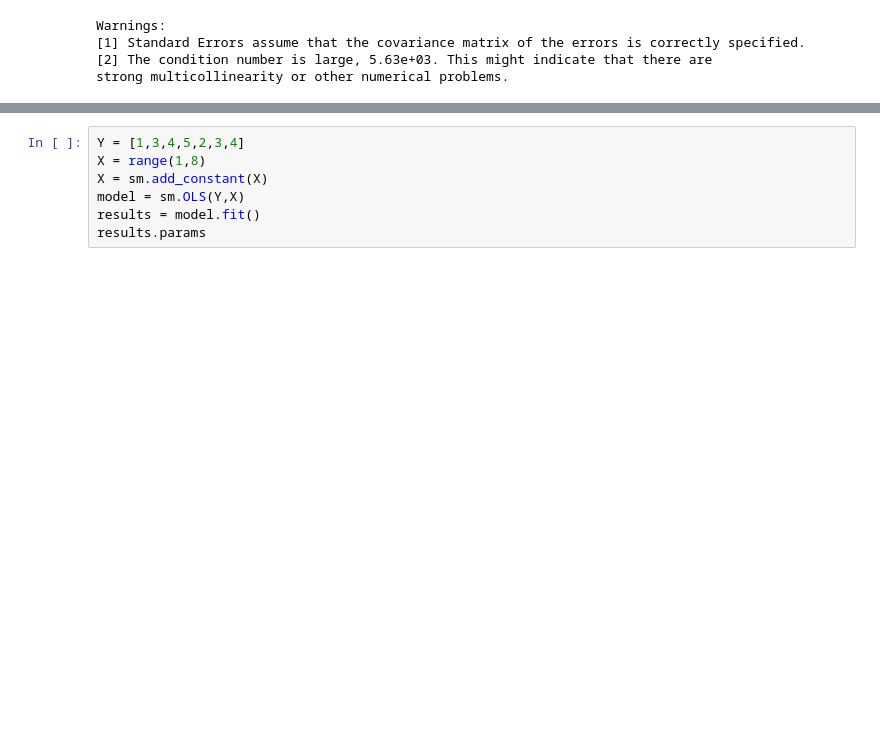
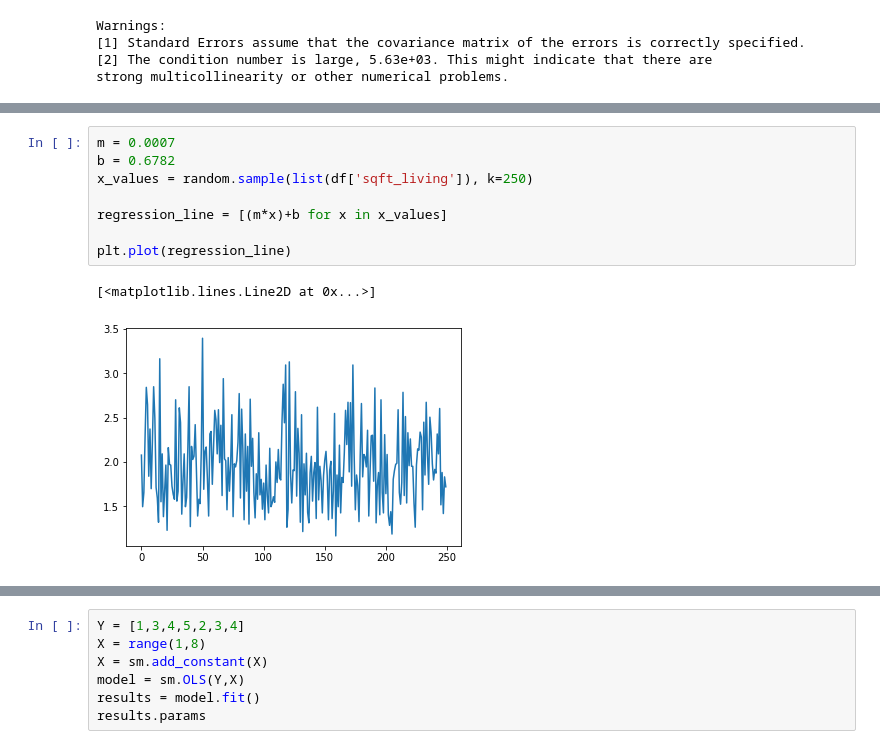
Before and after one commit to zarialevi/mod-1-project, a Jupyter notebook: EDA-Zaria.ipynb, the cells around one changed output, grey strips where cells are left out. Drawn from its saved outputs; the diff is of its cells as text; blank space fills up the shorter version.

```diff
--- a/EDA-Zaria.ipynb
+++ b/EDA-Zaria.ipynb
@@ -349 +329,12 @@ Warnings:
 strong multicollinearity or other numerical problems.
+# %%
+m = 0.0007
+b = 0.6782
+x_values = random.sample(list(df['sqft_living']), k=250)
+
+regression_line = [(m*x)+b for x in x_values]
+
+plt.plot(regression_line)
+# %% [output]
+[<matplotlib.lines.Line2D at 0x...>]
+[figure, added]
```
Also changed, not shown: parts of 19 cells of this notebook.
